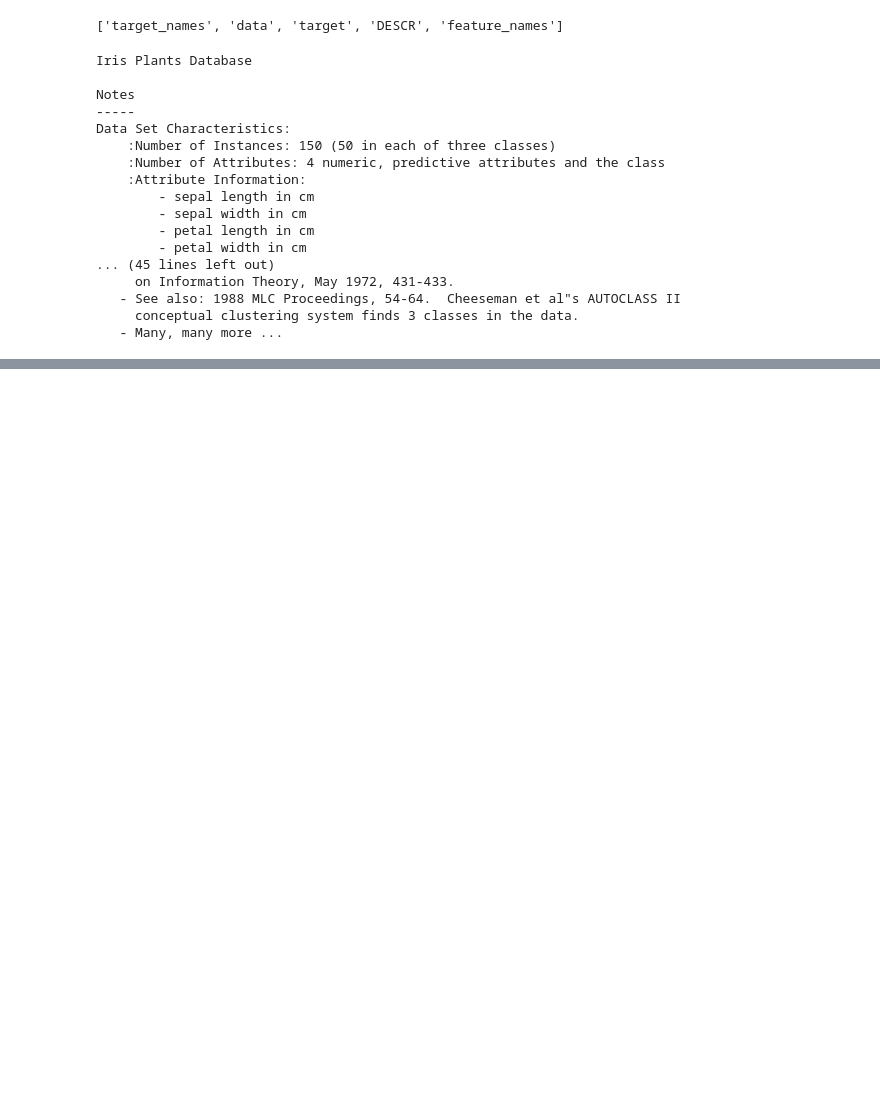
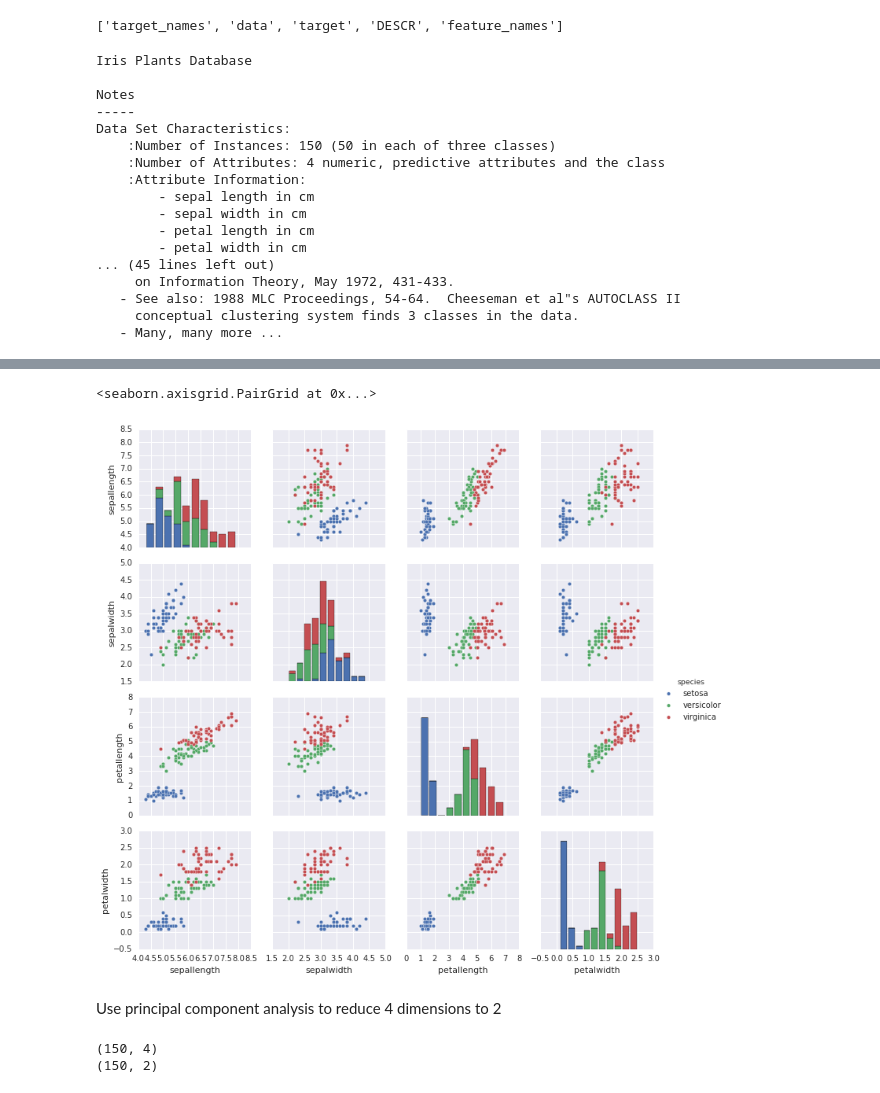
Before and after one commit to gavinln/stats_py_vm, a Jupyter notebook: notebooks/scikit-learn/sklearn-quickstart.ipynb, the cells around one changed output, grey strips where cells are left out. Drawn from its saved outputs; the diff is of its cells as text; code cells hidden in the pictures; blank space fills up the shorter version.

Commit message:
added pca on iris data from scikit learn

```diff
--- a/notebooks/scikit-learn/sklearn-quickstart.ipynb
+++ b/notebooks/scikit-learn/sklearn-quickstart.ipynb
@@ -48,0 +84,9 @@ Data Set Characteristics:
+# %%
+df = pd.DataFrame(iris['data'], columns=iris['feature_names'])
+df['species'] = iris['target']
+df.replace({'species':{
+            0:iris['target_names'][0],
+            1:iris['target_names'][1],
+            2:iris['target_names'][2]
+        }}, inplace=True)
+df.columns = [item.replace('(cm)', '').replace(' ', '') for item in df.columns]
@@ -48,0 +104,16 @@ Data Set Characteristics:
+# %%
+sns.pairplot(df, hue="species")
+# %% [output]
+<seaborn.axisgrid.PairGrid at 0x...>
+[figure, added]
+# %% [markdown]
+Use principal component analysis to reduce 4 dimensions to 2
+# %%
+from sklearn.decomposition import PCA
+pca = PCA(n_components=2)
+iris_proj = pca.fit_transform(iris['data'])
+print(iris['data'].shape)
+print(iris_proj.shape)
+# %% [output]
+(150, 4)
+(150, 2)
```
Also changed, not shown: parts of 11 cells of this notebook.
